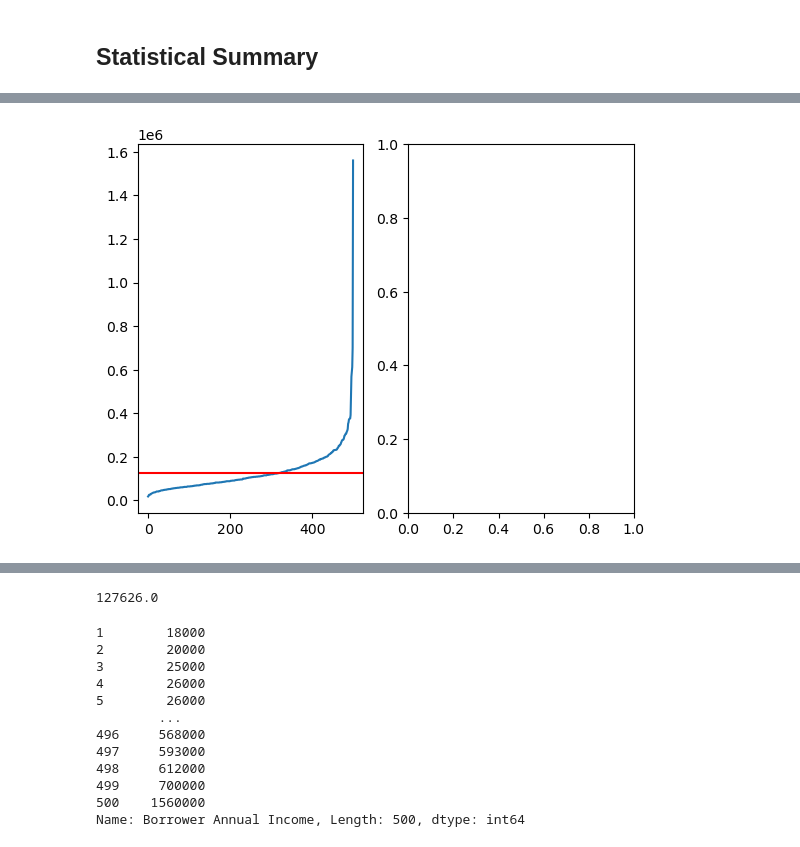
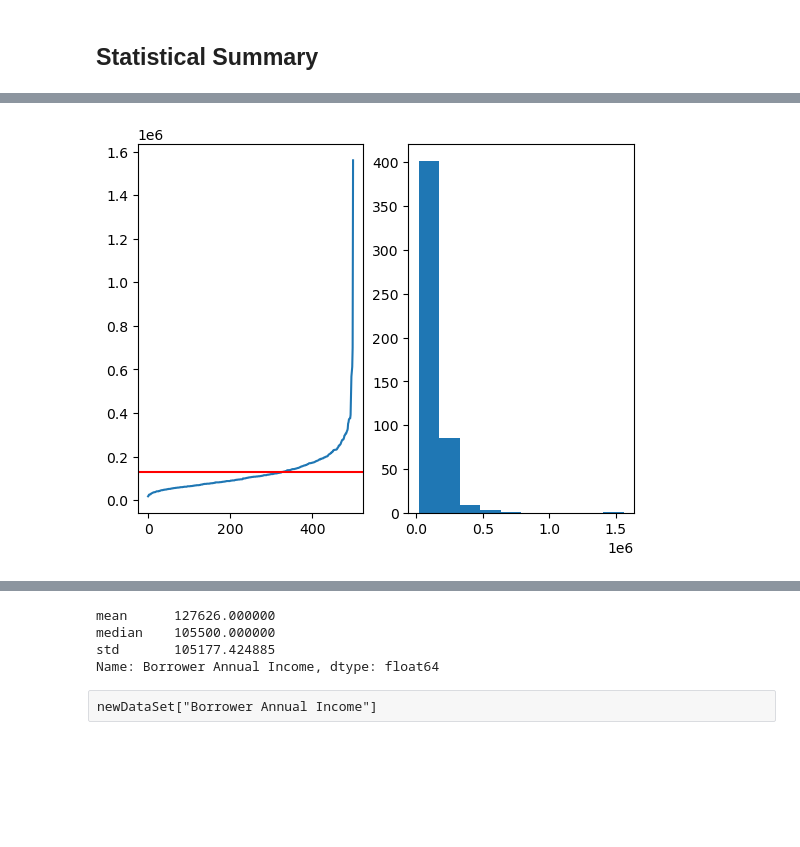
Before and after one commit to KunalNeon/CommBank, a Jupyter notebook: dataSet.ipynb, the cells around one changed output, grey strips where cells are left out. Drawn from its saved outputs; the diff is of its cells as text; code cells hidden in the pictures; blank space fills up the shorter version.

```diff
--- a/dataSet.ipynb
+++ b/dataSet.ipynb
@@ -72,33 +72,24 @@ newDataSet[:5]
 # %%
 import matplotlib.pyplot as myplot
 fig,axes=myplot.subplots(1,2)
 axes[0].plot(newDataSet["Borrower Annual Income"].values)
 axes[0].axhline(y= mean, color='red')
+axes[1].hist(newDataSet["Borrower Annual Income"].values)
 myplot.show()
 # %% [output]
-[figure, old version]
+[figure, new version]
 # %%
 newDataSet[newDataSet["Borrower Annual Income"]==1560000]
 # %% [output]
 |  | Borrower ID Number | Wide Area Location Code | % Minority in Local Area | Median Family Income in Local Area | ... |
 | 373 | 373 | 6 | 16.56 | 70700 | ... |
 # %%
-mean=newDataSet["Borrower Annual Income"].mean()
-mean
+summary=newDataSet["Borrower Annual Income"].agg(['mean', 'median', 'std'])
+summary
 # %% [output]
-127626.0
+mean      127626.000000
+median    105500.000000
+std       105177.424885
+Name: Borrower Annual Income, dtype: float64
-# %%
-newDataSet["Borrower Annual Income"]
-# %% [output]
-1        18000
-2        20000
-3        25000
-4        26000
-5        26000
-        ...
-496     568000
-497     593000
-498     612000
-499     700000
-500    1560000
-Name: Borrower Annual Income, Length: 500, dtype: int64
+# %% [raw]
+newDataSet["Borrower Annual Income"]
```
